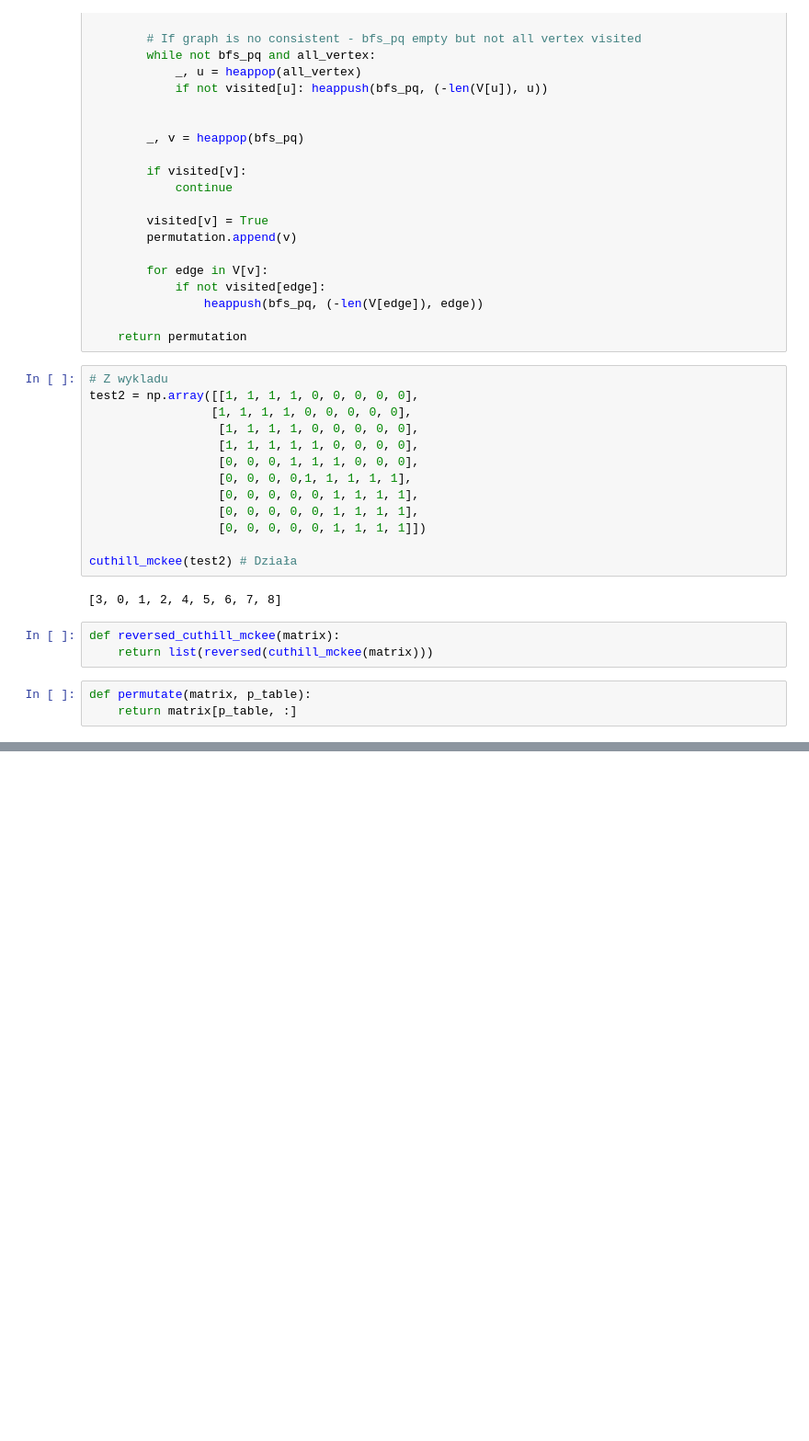
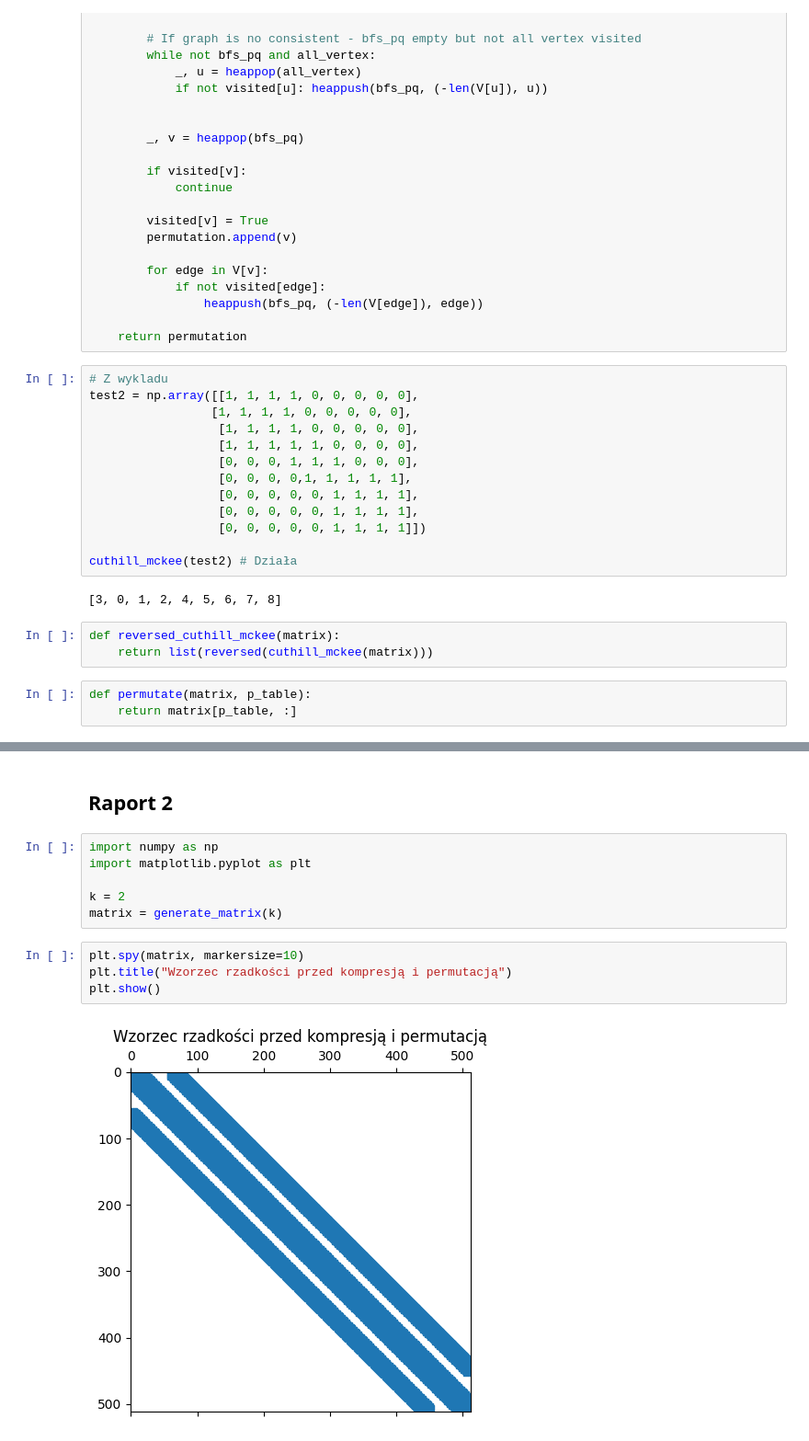
Before and after one commit to szymont18/matrix-algorithm, a Jupyter notebook: Lab4/Laboratorium 4.ipynb, the cells around one changed output, grey strips where cells are left out. Shown: that part at 92% size. Saved outputs shown, nothing was run; the diff lists cells and outputs as text; blank space fills up the shorter version.

```diff
--- a/Lab4/Laboratorium 4.ipynb
+++ b/Lab4/Laboratorium 4.ipynb
@@ -132,0 +222,14 @@ def permutate(matrix, p_table):
+# %% [markdown]
+## Raport 2
+# %%
+import numpy as np
+import matplotlib.pyplot as plt
+
+k = 2
+matrix = generate_matrix(k)
+# %%
+plt.spy(matrix, markersize=10)
+plt.title("Wzorzec rzadkości przed kompresją i permutacją")
+plt.show()
+# %% [output]
+[figure, added]
```
Also changed, not shown: parts of 9 cells of this notebook, 16 other files.
